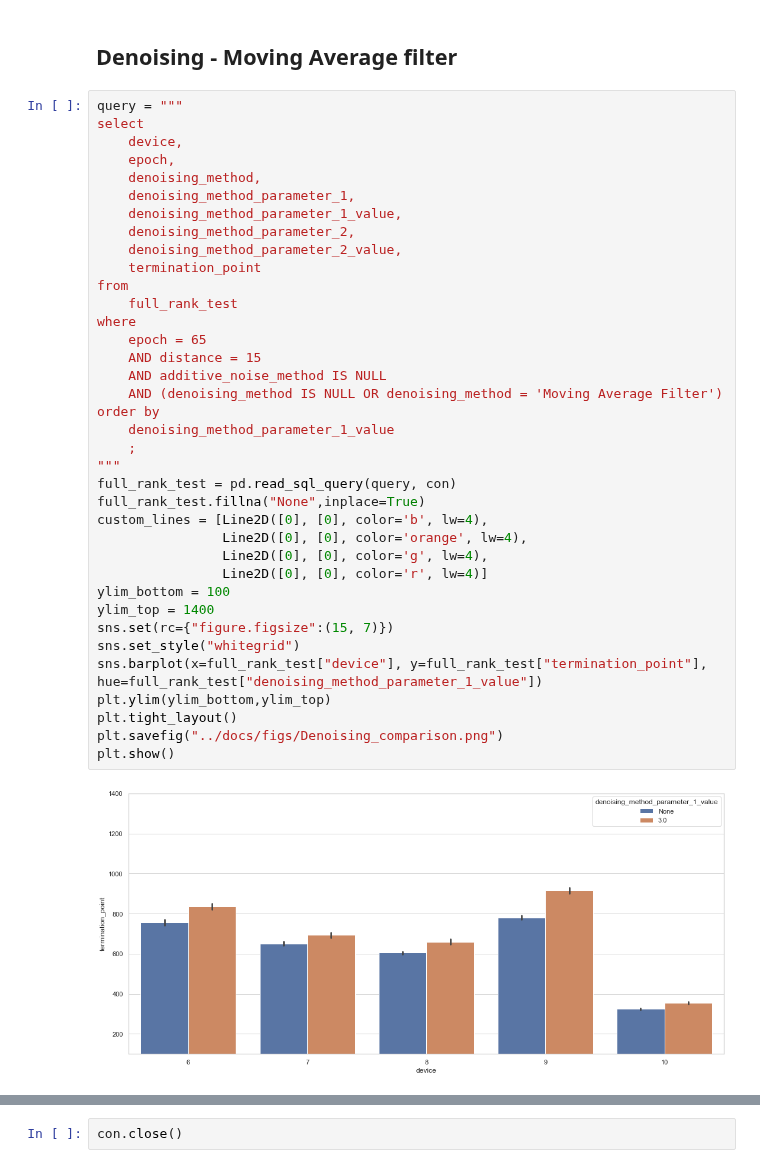
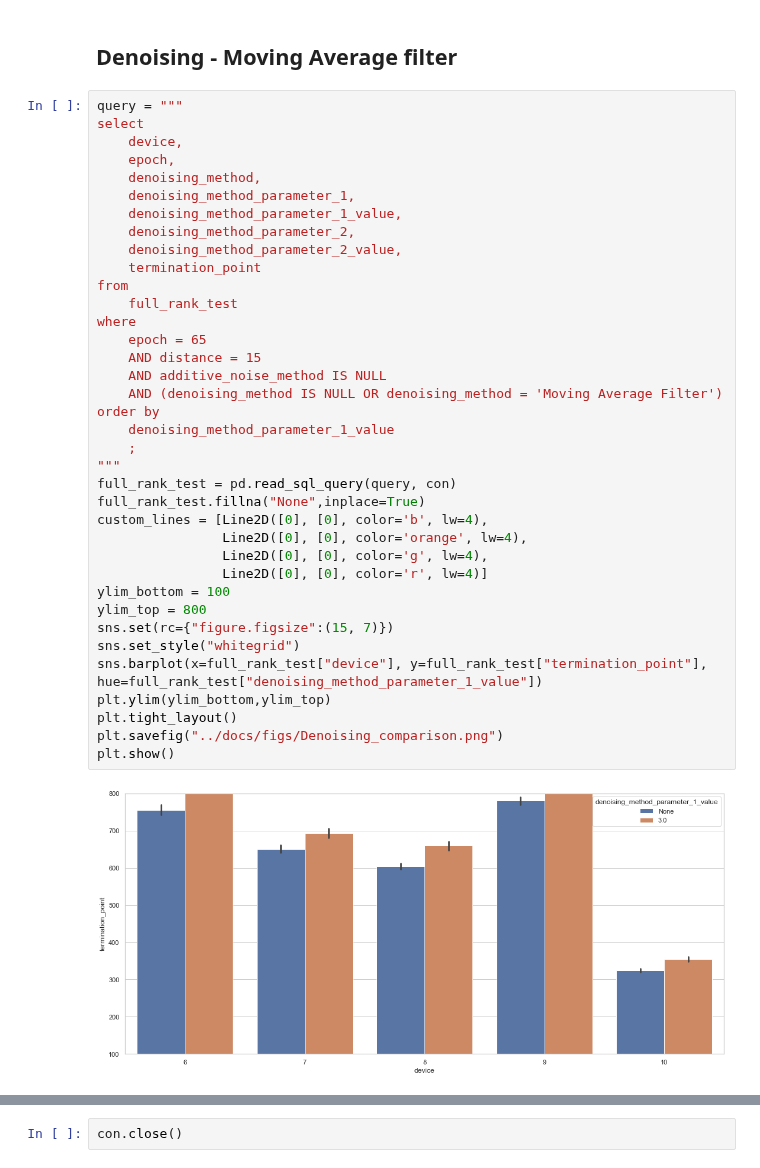
Before and after one commit to axelzedigh/MasterThesisResults, a Jupyter notebook: notebooks/Database_visualizations.ipynb, the cells around one changed output, grey strips where cells are left out. Drawn from its saved outputs; the diff is of its cells as text.

Commit message:
More database visualization.

```diff
--- a/notebooks/Database_visualizations.ipynb
+++ b/notebooks/Database_visualizations.ipynb
@@ -217,32 +216,32 @@ select
     denoising_method_parameter_1_value,
     denoising_method_parameter_2,
     denoising_method_parameter_2_value,
     termination_point
 from
     full_rank_test
 where
     epoch = 65
     AND distance = 15
     AND additive_noise_method IS NULL
     AND (denoising_method IS NULL OR denoising_method = 'Moving Average Filter')
 order by
     denoising_method_parameter_1_value
     ;
 """
 full_rank_test = pd.read_sql_query(query, con)
 full_rank_test.fillna("None",inplace=True)
 custom_lines = [Line2D([0], [0], color='b', lw=4),
                 Line2D([0], [0], color='orange', lw=4),
                 Line2D([0], [0], color='g', lw=4),
                 Line2D([0], [0], color='r', lw=4)]
 ylim_bottom = 100
-ylim_top = 1400
+ylim_top = 800
 sns.set(rc={"figure.figsize":(15, 7)})
 sns.set_style("whitegrid")
 sns.barplot(x=full_rank_test["device"], y=full_rank_test["termination_point"], hue=full_rank_test["denoising_method_parameter_1_value"])
 plt.ylim(ylim_bottom,ylim_top)
 plt.tight_layout()
 plt.savefig("../docs/figs/Denoising_comparison.png")
 plt.show()
 # %% [output]
-[figure, old version]
+[figure, new version]
```
Also changed, not shown: parts of 12 cells of this notebook, 16 other files.
